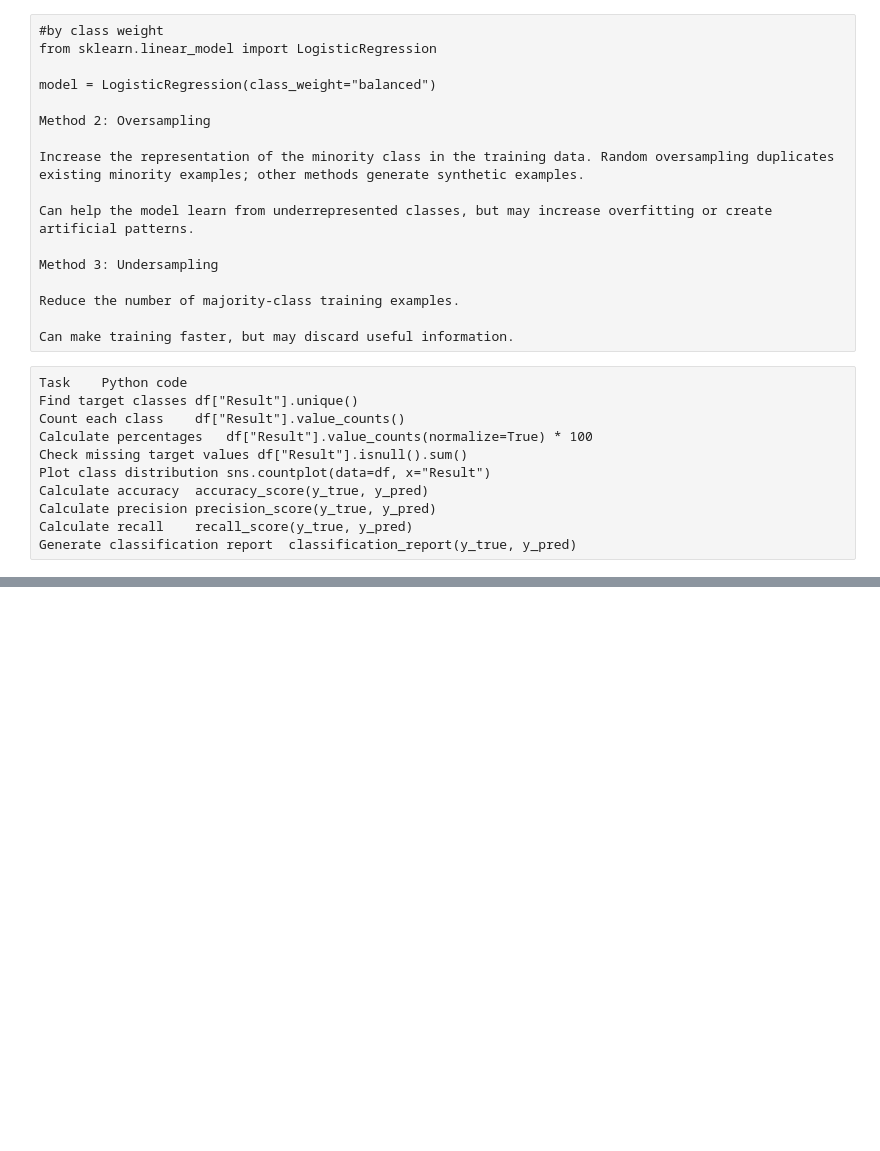
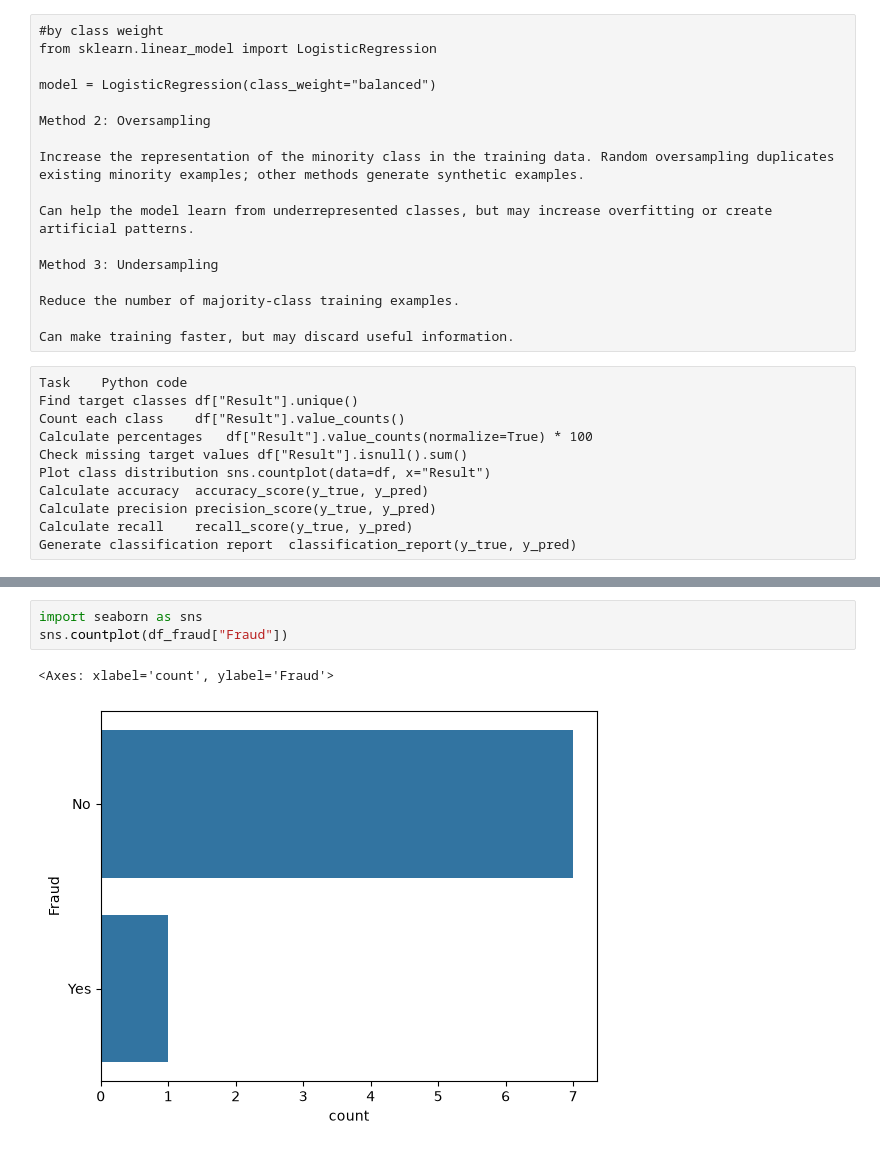
Before and after one commit to gtejas-45/Started-Python, a Jupyter notebook: Extra Done By Me/EDA/1.ipynb, the cells around one changed output, grey strips where cells are left out. Cells and saved outputs as stored; diff of their text form; blank space fills up the shorter version.

```diff
--- a/Extra Done By Me/EDA/1.ipynb
+++ b/Extra Done By Me/EDA/1.ipynb
@@ -1144,0 +1164,6 @@ Generate classification report	classification_report(y_true, y_pred)
+# %%
+import seaborn as sns
+sns.countplot(df_fraud["Fraud"])
+# %% [output]
+<Axes: xlabel='count', ylabel='Fraud'>
+[figure, added]
```
Also changed, not shown: parts of 54 cells of this notebook, 3 other files.
